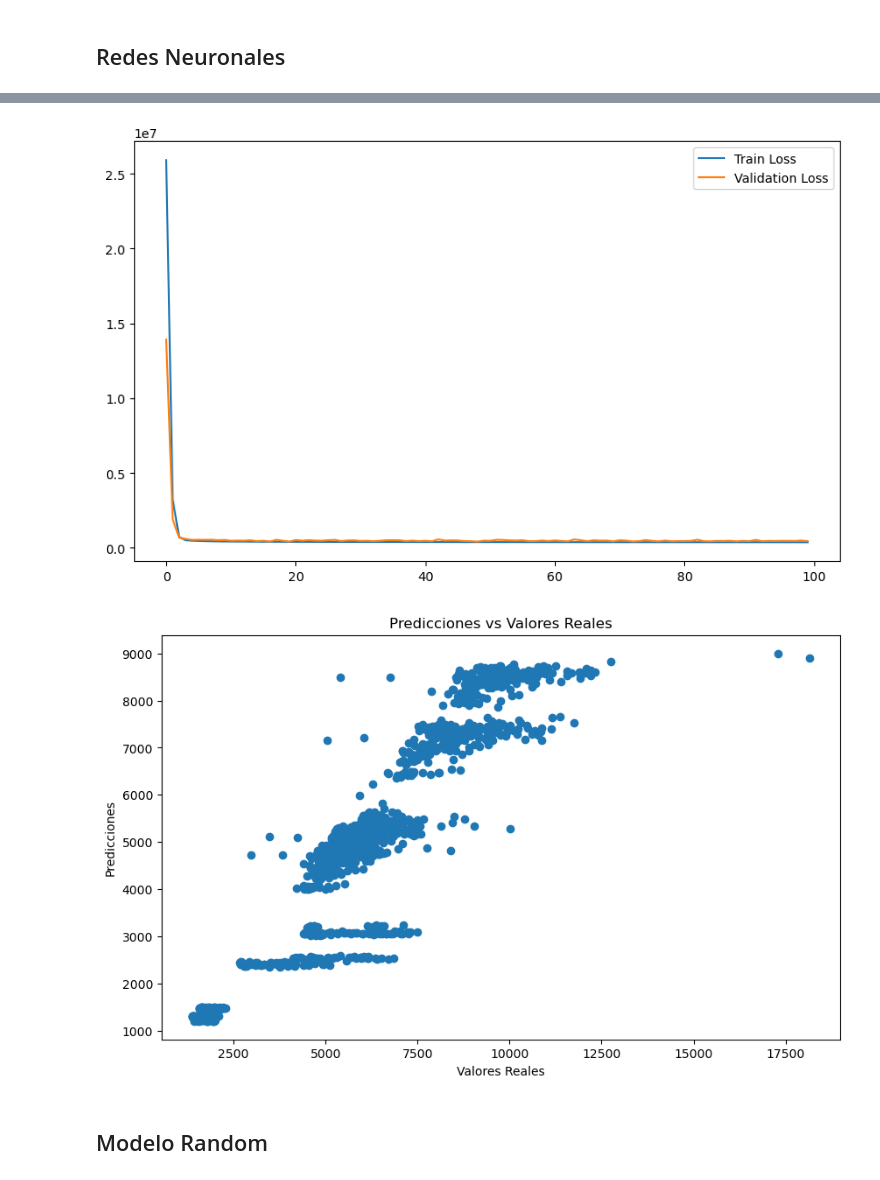
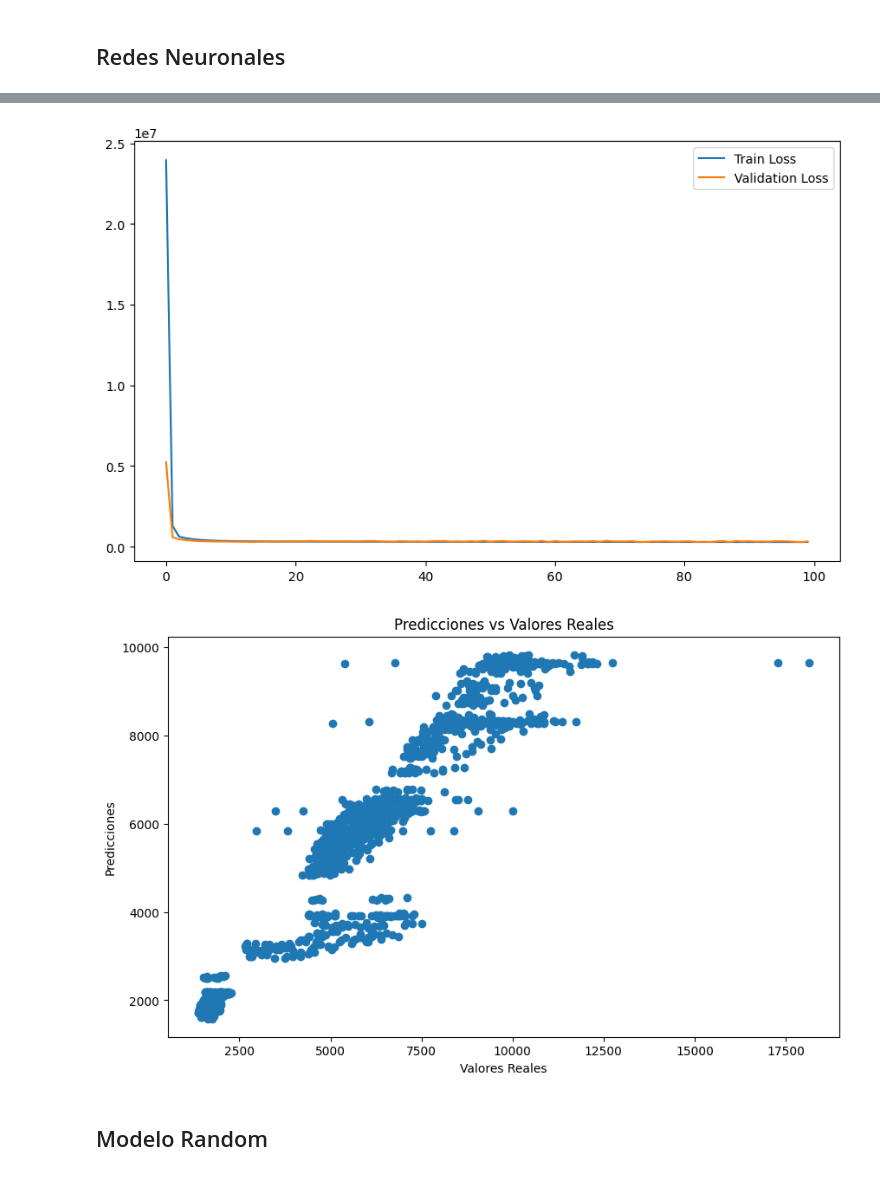
Before and after one commit to Manuel-Pol/Rohlik-orders-challenge, a Jupyter notebook: visus.ipynb, the cells around one changed output, grey strips where cells are left out. Cells and saved outputs as stored; diff of their text form; code cells hidden in the pictures.

Commit message:
redes neuronales y nuevas features en dataset de test

```diff
--- a/visus.ipynb
+++ b/visus.ipynb
@@ -885,32 +890,32 @@ Name: orders, Length: 1468, dtype: float64
 ## Redes Neuronales
 # %%
 # Escalar los datos
-scaler = StandardScaler()
+scaler = MinMaxScaler()
 df_train_scaled = scaler.fit_transform(df_final_train)
 df_validation_scaled = scaler.transform(df_final_validation)
 # %%
 # Crear el modelo de red neuronal
-model = Sequential()
-model.add(Dense(64, input_dim=df_train_scaled.shape[1], activation='relu'))
-model.add(Dense(32, activation='relu'))
-model.add(Dense(1))
+model_nn = Sequential()
+model_nn.add(Dense(64, input_dim=df_train_scaled.shape[1], activation='relu'))
+model_nn.add(Dense(32, activation='relu'))
+model_nn.add(Dense(1))
 
 # Compilar el modelo
-model.compile(loss='mean_squared_error', optimizer='adam')
+model_nn.compile(loss='mean_squared_error', optimizer='adam')
 
 # Entrenar el modelo
-history = model.fit(df_train_scaled, df_final_train_label, epochs=100, batch_size=10, verbose=2, validation_split=0.2)
+history = model_nn.fit(df_train_scaled, df_final_train_label, epochs=100, batch_size=10, verbose=2, validation_split=0.2)
 
 # Evaluar el modelo en el conjunto de prueba
-loss = model.evaluate(df_validation_scaled, df_final_validation_label, verbose=2)
+loss = model_nn.evaluate(df_validation_scaled, df_final_validation_label, verbose=2)
 print(f'Test Loss: {loss}')
 
 # Hacer predicciones
-y_pred = model.predict(df_validation_scaled)
+y_pred = model_nn.predict(df_validation_scaled)
 
 # Calcular el error
-test_mse = mean_absolute_percentage_error(df_final_validation_label, y_pred)
-print(f'Test MSE: {test_mse}')
+mape = mean_absolute_percentage_error(df_final_validation_label, y_pred)
+print(f'Test MAPE: {mape}')
 
 # Graficar los resultados
 plt.figure(figsize=(10, 6))
@@ -947,5 +952,5 @@ Test MSE: 0.18911364332707134
-[figure, old version]
+[figure, new version]
-[figure, old version]
+[figure, new version]
 # %% [markdown]
 ## Modelo Random
 # %%
```
Also changed, not shown: parts of 21 cells of this notebook.
